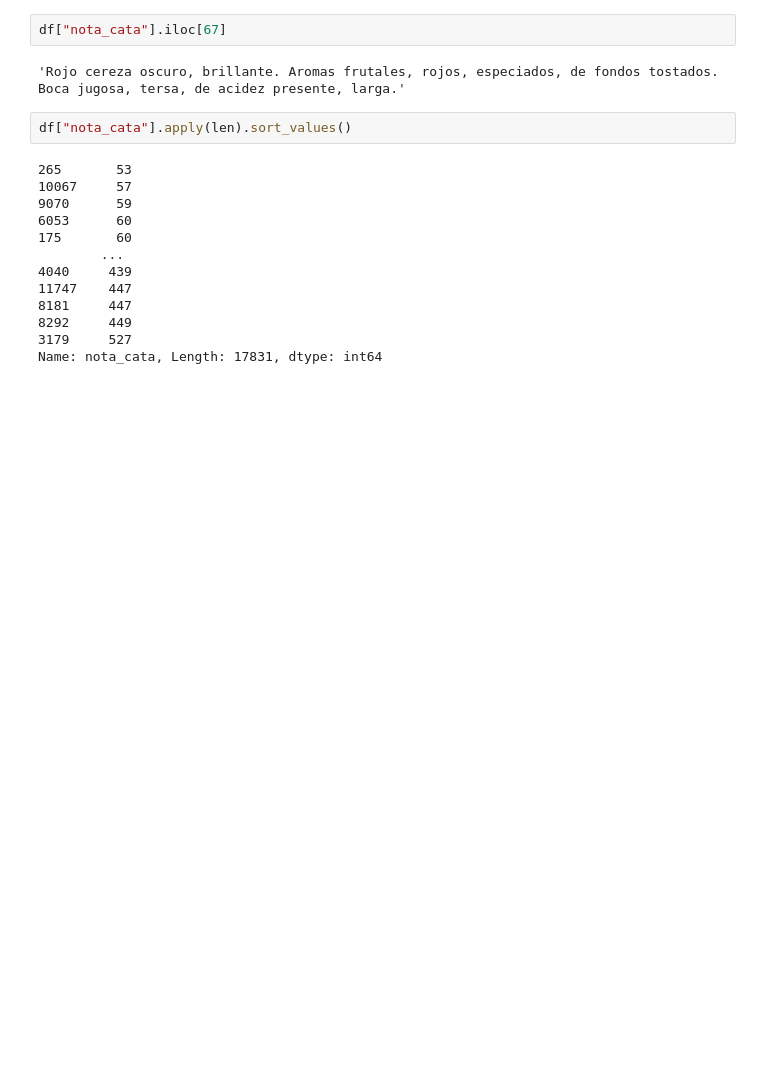
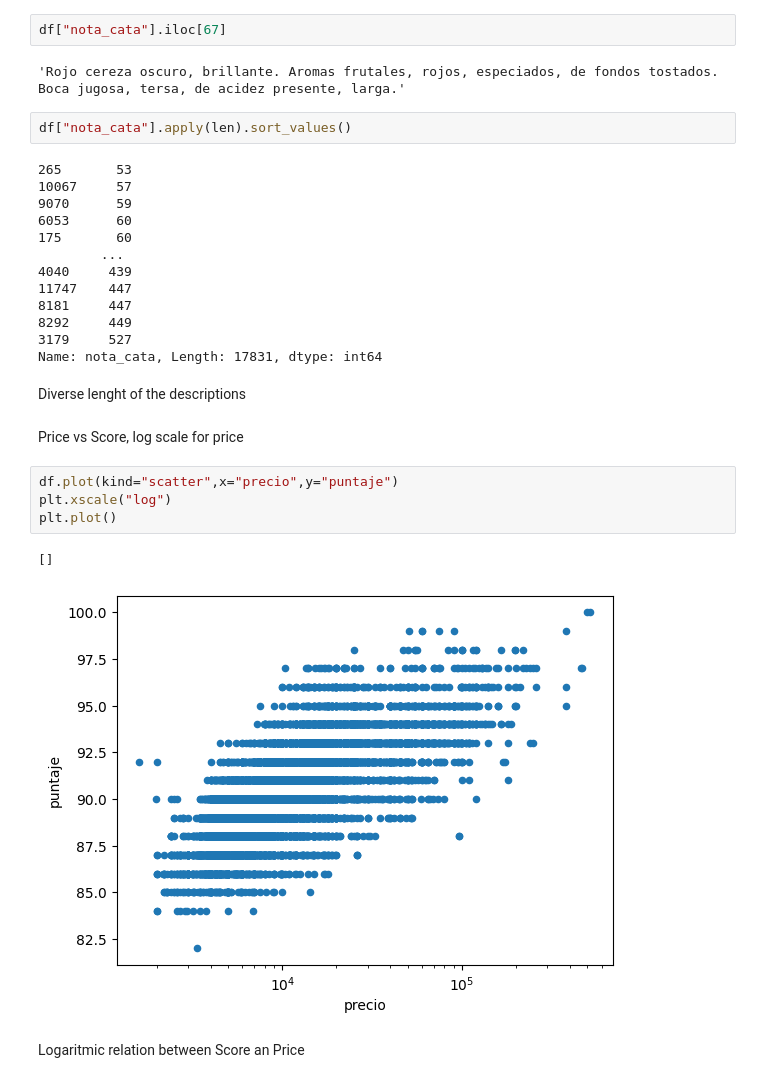
Before and after one commit to VCardenasPoza/wine-recommender, a Jupyter notebook: notebooks/01_eda.ipynb, the cells around one changed output. Drawn from its saved outputs; the diff is of its cells as text; blank space fills up the shorter version.

Commit message:
Add comments and price vs score

```diff
--- a/notebooks/01_eda.ipynb
+++ b/notebooks/01_eda.ipynb
@@ -177,3 +198,16 @@ df["nota_cata"].apply(len).sort_values()
 8292     449
 3179     527
 Name: nota_cata, Length: 17831, dtype: int64
+# %% [markdown]
+Diverse lenght of the descriptions
+# %% [markdown]
+Price vs Score, log scale for price
+# %%
+df.plot(kind="scatter",x="precio",y="puntaje")
+plt.xscale("log")
+plt.plot()
+# %% [output]
+[]
+[figure, added]
+# %% [markdown]
+Logaritmic relation between Score an Price
```
Also changed, not shown: parts of 10 cells of this notebook.
